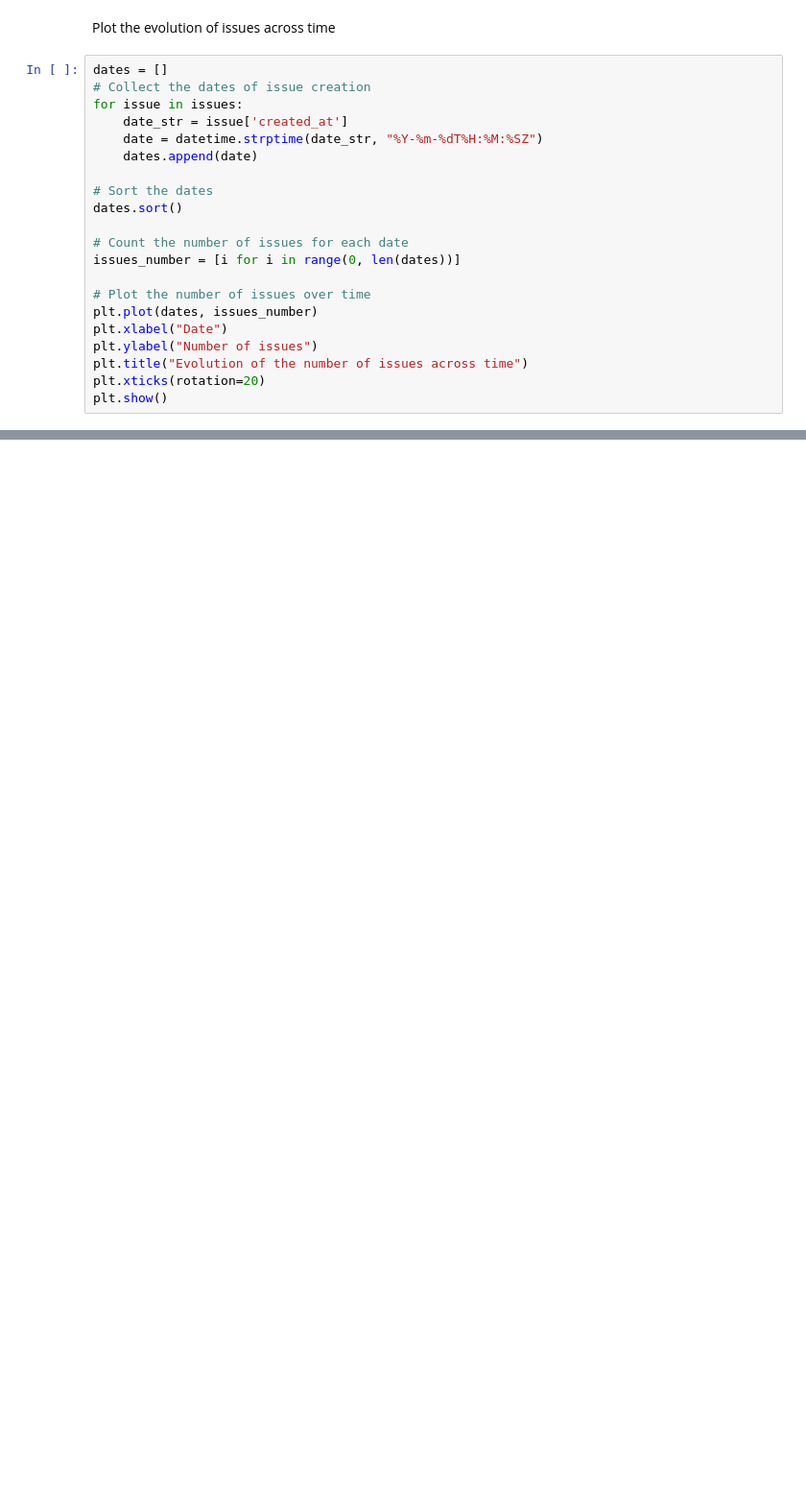
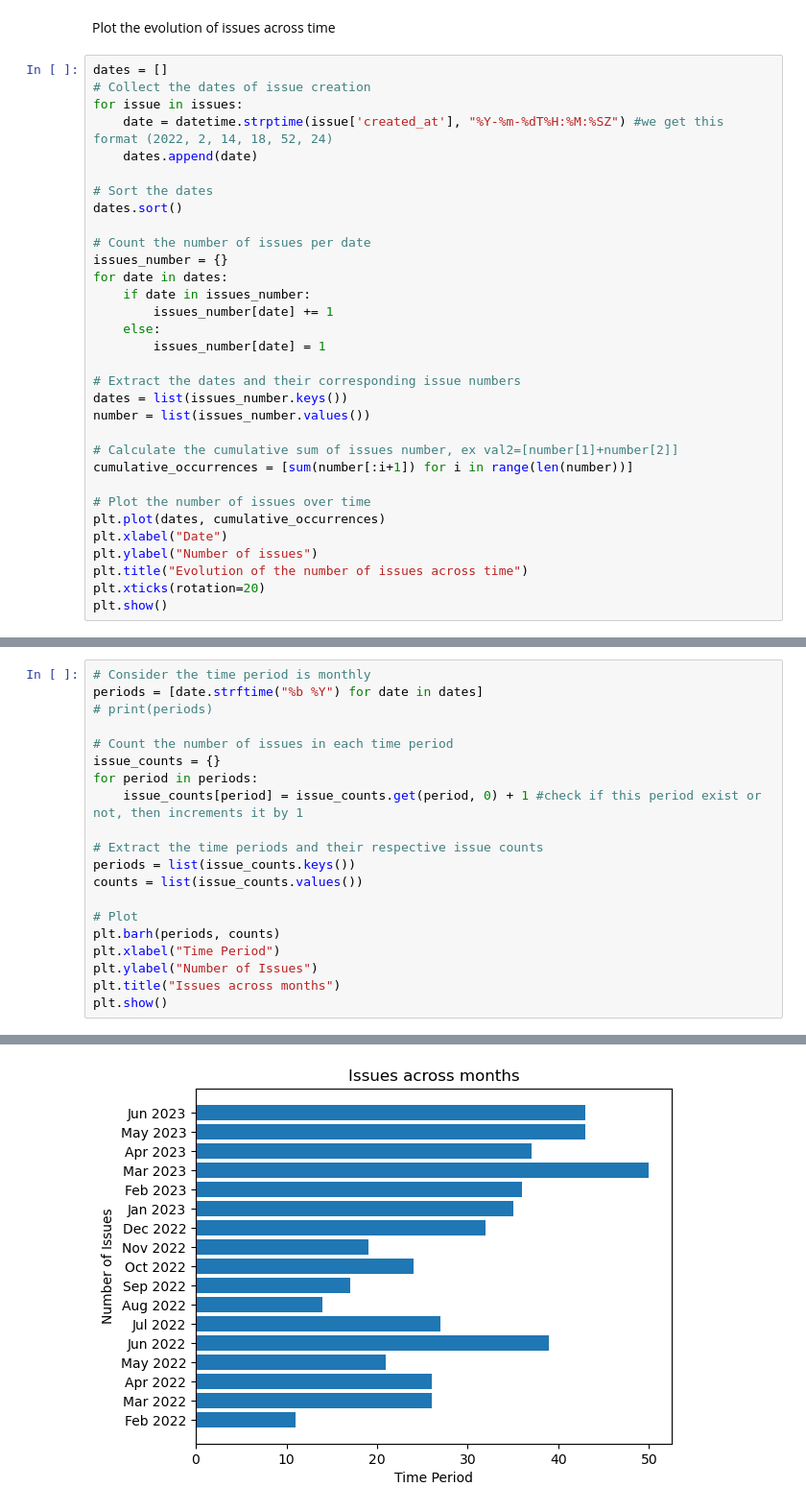
Before and after one commit to BouazizAmina/Rails_Issues_Assignment, a Jupyter notebook: Rails_Issues.ipynb, the cells around one changed output, grey strips where cells are left out. Shown at 96% size. Saved outputs shown, nothing was run; the diff lists cells and outputs as text; blank space fills up the shorter version.

Commit message:
update the evolution & Identify periods in which there are more issues

```diff
--- a/Rails_Issues.ipynb
+++ b/Rails_Issues.ipynb
@@ -79,18 +38,29 @@ Plot the evolution of issues across time
 dates = []
 # Collect the dates of issue creation
 for issue in issues:
-    date_str = issue['created_at']
-    date = datetime.strptime(date_str, "%Y-%m-%dT%H:%M:%SZ")
+    date = datetime.strptime(issue['created_at'], "%Y-%m-%dT%H:%M:%SZ") #we get this format (2022, 2, 14, 18, 52, 24)
     dates.append(date)
 
 # Sort the dates
 dates.sort()
 
-# Count the number of issues for each date
-issues_number = [i for i in range(0, len(dates))]
+# Count the number of issues per date
+issues_number = {}
+for date in dates:
+    if date in issues_number:
+        issues_number[date] += 1
+    else:
+        issues_number[date] = 1
+
+# Extract the dates and their corresponding issue numbers
+dates = list(issues_number.keys())
+number = list(issues_number.values())
+
+# Calculate the cumulative sum of issues number, ex val2=[number[1]+number[2]]
+cumulative_occurrences = [sum(number[:i+1]) for i in range(len(number))]
 
 # Plot the number of issues over time
-plt.plot(dates, issues_number)
+plt.plot(dates, cumulative_occurrences)
 plt.xlabel("Date")
 plt.ylabel("Number of issues")
 plt.title("Evolution of the number of issues across time")
@@ -100,0 +73,21 @@ plt.show()
+# %%
+# Consider the time period is monthly
+periods = [date.strftime("%b %Y") for date in dates]
+# print(periods)
+
+# Count the number of issues in each time period
+issue_counts = {}
+for period in periods:
+    issue_counts[period] = issue_counts.get(period, 0) + 1 #check if this period exist or not, then increments it by 1
+
+# Extract the time periods and their respective issue counts
+periods = list(issue_counts.keys())
+counts = list(issue_counts.values())
+
+# Plot
+plt.barh(periods, counts)
+plt.xlabel("Time Period")
+plt.ylabel("Number of Issues")
+plt.title("Issues across months")
+plt.show()
+# %% [output]
@@ -100,0 +95 @@ plt.show()
+[figure, added]
```
Also changed, not shown: parts of 11 cells of this notebook.
